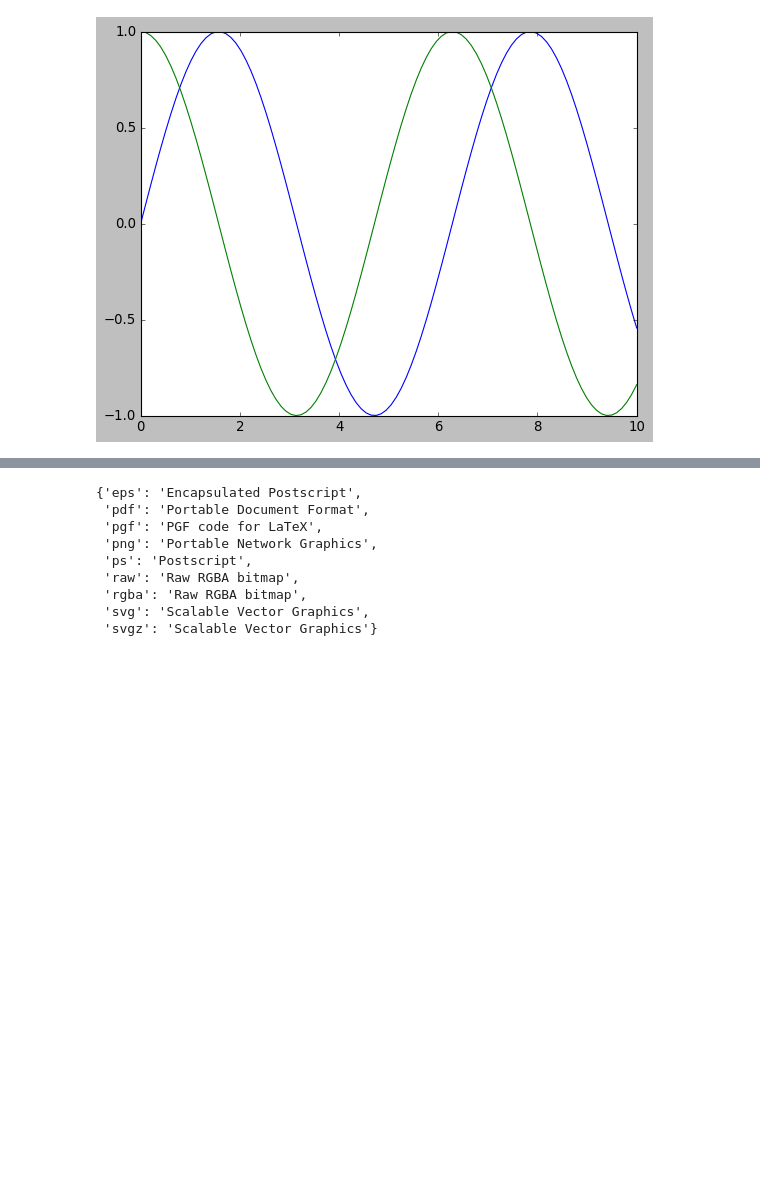
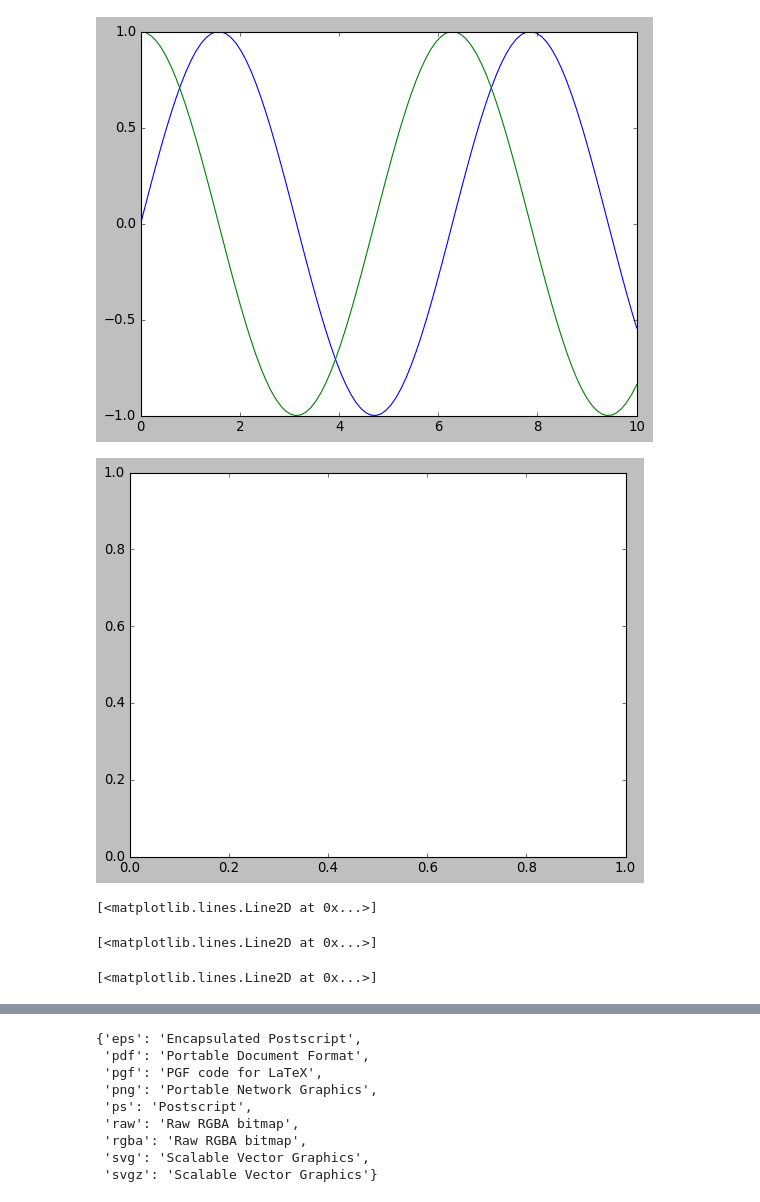
Before and after one commit to MateuszKonopelski/RandomPythonProjects, a Jupyter notebook: Project9_PythonDataScienceHandbook_VanderPlas/Chapter4_Visualisation_with_matplotlib.ipynb, the cells around one changed output, grey strips where cells are left out. Cells and saved outputs as stored; diff of their text form; code cells hidden in the pictures; blank space fills up the shorter version.

```diff
--- a/Project9_PythonDataScienceHandbook_VanderPlas/Chapter4_Visualisation_with_matplotlib.ipynb
+++ b/Project9_PythonDataScienceHandbook_VanderPlas/Chapter4_Visualisation_with_matplotlib.ipynb
@@ -15,3 +15,25 @@ plt.show
 # %% [output]
 <function matplotlib.pyplot.show>
 [figure]
+# %%
+# PLOTS ARE CREATED AS SEPARATE OBJECTS
+#1) WE CREATE EMPTY CHART
+fig = plt.figure()      # This will be empty chart (object fig)
+ax = plt.axes()         # This will be variable for plots (object ax)
+# %% [output]
+[figure, added]
+# %%
+# NOW WE CAN CREATE FIRST PLOT
+ax.plot(x, np.sin(x))       # on object fig
+# %% [output]
+[<matplotlib.lines.Line2D at 0x...>]
+# %%
+# NOW WE CREATE SECOND PLOT
+ax.plot(x, np.sin(x+1))    # on object fig
+# %% [output]
+[<matplotlib.lines.Line2D at 0x...>]
+# %%
+# NOW WE CARE THIRD PLOT
+ax.plot(x, np.sin(x + 2))   # on object fig
+# %% [output]
+[<matplotlib.lines.Line2D at 0x...>]
```
Also changed, not shown: parts of 13 cells of this notebook.
